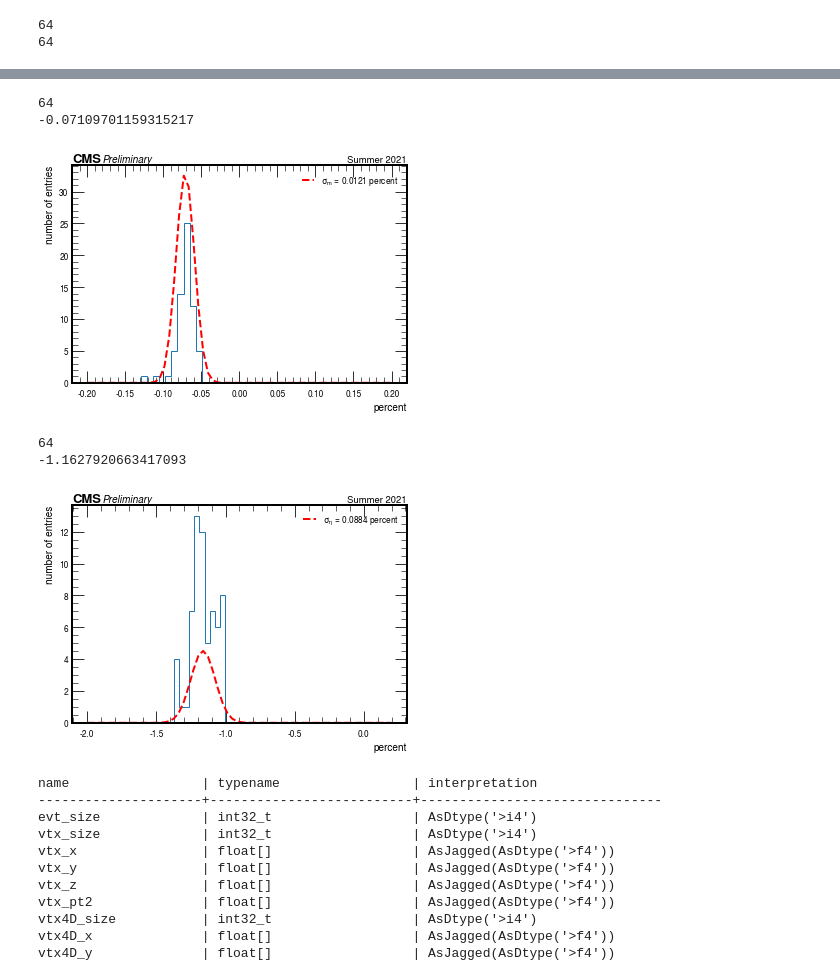
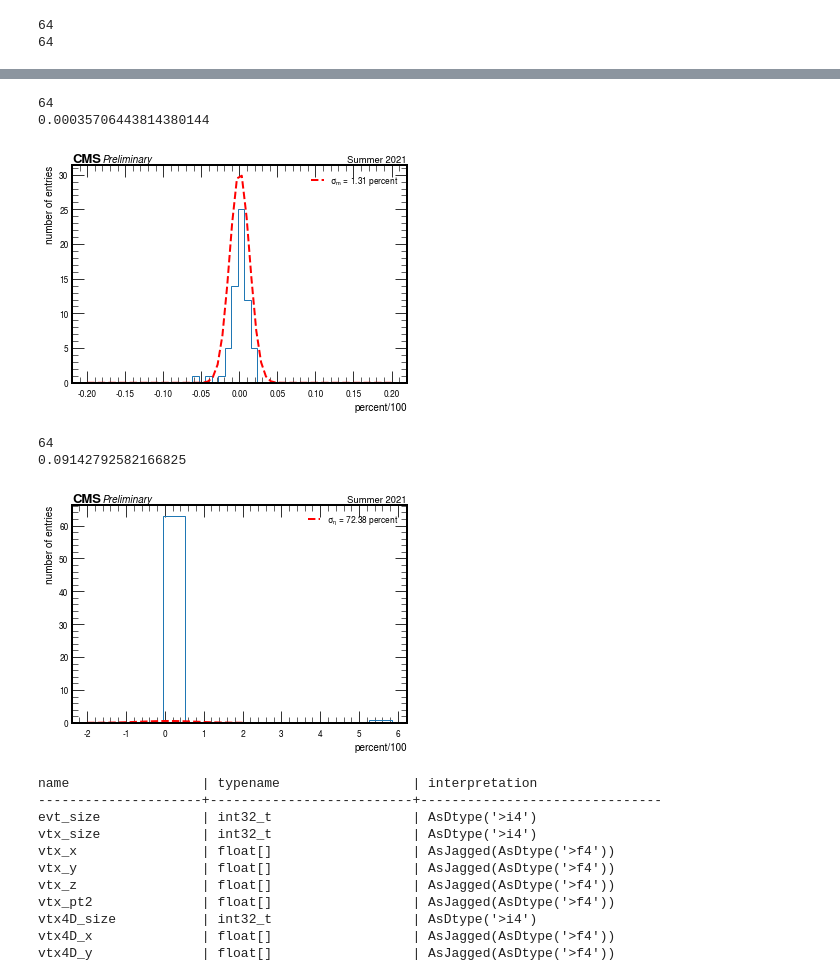
Before and after one commit to jloemker/SWAN, a Jupyter notebook: Analysis_Bg_Sig.ipynb, the cells around one changed output, grey strips where cells are left out. Drawn from its saved outputs; the diff is of its cells as text; code cells hidden in the pictures.

```diff
--- a/Analysis_Bg_Sig.ipynb
+++ b/Analysis_Bg_Sig.ipynb
@@ -115,7 +115,7 @@ for i in tqdm(range(N)):
     data['s_mu2_vz'].append(mu.pfcand_vz[mu2_idx])
     #calculate invariant mass from two muons:
     data['s_mll'].append((mu1+mu2).M())
-    data['s_yll'].append((mu1+mu2).Eta())
+    data['s_yll'].append((mu1+mu2).Rapidity())
     #add proton information
     xi1=pr.genproton_xi[pr1_idx]
     xi2=pr.genproton_xi[pr2_idx]
@@ -124,8 +124,8 @@ for i in tqdm(range(N)):
     data['s_pr2_xi'].append(xi2)
     data['s_pr2_vz'].append(pr.genproton_vz[pr2_idx])
     #calculate invariant mass from two muons:
-    data['s_mpp'].append(13000.*np.sqrt(xi1*xi2))
-    data['s_ypp'].append((-1/2)*np.log(xi1/xi2))
+    data['s_mpp'].append(14000.*np.sqrt(xi1*xi2))
+    data['s_ypp'].append((1/2)*np.log(xi1/xi2))
     #add primary vertex info
     vx=vertices[i]
     data['s_pr_vtx_pt2'].append(vx.vtx4D_pt2[0])
@@ -182,7 +182,7 @@ for i in tqdm(range(n)):
     data['b_mu2_vz'].append(mu.pfcand_vz[mu2_idx])
     #calculate invariant mass from two muons:
     data['b_mll'].append((mu1+mu2).M())
-    data['b_yll'].append((mu1+mu2).Eta())
+    data['b_yll'].append((mu1+mu2).Rapidity())
     #add proton information
     xi1=pr.genproton_xi[b_pr1_idx]
     xi2=pr.genproton_xi[b_pr2_idx]
@@ -194,8 +194,8 @@ for i in tqdm(range(n)):
     #print(xi1*xi2)
     #otherwise nan in sqrt
     #if ((xi1*xi2)<1e-11): continue
-    data['b_mpp'].append(13000.*np.sqrt(xi1*xi2))
-    data['b_ypp'].append((-1/2)*np.log(xi1/xi2))
+    data['b_mpp'].append(14000.*np.sqrt(xi1*xi2))
+    data['b_ypp'].append((1/2)*np.log(xi1/xi2))
     #add primary vertex info
     vx=vertices[i]
     data['b_pr_vtx_pt2'].append(vx.vtx4D_pt2[0])
@@ -234,36 +216,38 @@ Name: s_mll, Length: 64, dtype: float64
 # %%
 #You can plot mpp/mll-1 distribution, fit a gaussian and define a cut to be within the 2 sigma: |mpp-mll| < 2*sigma*mll
 #print(analysis['s_mpp'].values)
 #print(analysis['s_mll'].values)
 data = (analysis['s_mpp'].values/analysis['s_mll'].values)-1
 print(len(data))
 bins = np.linspace(-0.2,0.2,64)
 f, ax = plt.subplots()
 plt.hist(data, histtype='step')
 
 #fit to gaussian (to avoid bias from outliers restrict the fitted area):  = analysis['s_mpp']-analysis['s_mll'] <
 (mu_m, sigma_m) = stats.norm.fit(data)
 x=bins
 y=stats.norm.pdf(x, mu_m, sigma_m)
-ax.plot(x, y, 'r--', linewidth=2,label='$\sigma_{m}$ = %4.4f percent'%sigma_m)
+ax.plot(x, y, 'r--', linewidth=2,label='$\sigma_{m}$ = %2.2f percent'%(sigma_m*100))
 #print(2*sigma*analysis['s_mll'])
 
 hep.cms.label(llabel="Preliminary", rlabel="Summer 2021", ax=ax)
-ax.set(xlabel='percent', ylabel='number of entries')
+ax.set(xlabel='percent/100', ylabel='number of entries')
 
 print(mu_m)
 
 ax.legend()
-plt.savefig('Week4/fit_mass_ratio.png')
+plt.savefig('W5/fit_mass_ratio.png')
 # %% [output]
 64
--0.07109701159315217
+0.00035706443814380144
-[figure, old version]
+[figure, new version]
 # %%
 data = (analysis['s_ypp'].values/analysis['s_yll'].values) - 1
 
+#print(analysis['s_ypp'].values)
+#print(analysis['s_yll'].values)
 print(len(data))
-bins = np.linspace(-2,0.2,64)
+bins = np.linspace(-2,2,64)
 f, ax = plt.subplots()
 plt.hist(data, histtype='step')
 
@@ -271,20 +255,20 @@ plt.hist(data, histtype='step')
 (mu_y, sigma_y) = stats.norm.fit(data)
 x=bins
 y=stats.norm.pdf(x, mu_y, sigma_y)
-ax.plot(x, y, 'r--', linewidth=2,label='$\sigma_{\eta}$ = %4.4f percent'%sigma_y)
+ax.plot(x, y, 'r--', linewidth=2,label='$\sigma_{\eta}$ = %2.2f percent'%(sigma_y*100))
 #print(2*sigma*analysis['s_mll'])
 
 hep.cms.label(llabel="Preliminary", rlabel="Summer 2021", ax=ax)
-ax.set(xlabel='percent', ylabel='number of entries')
+ax.set(xlabel='percent/100', ylabel='number of entries')
 
 print(mu_y)
 
 ax.legend()
-plt.savefig('Week4/fit_eta_ratio.png')
+plt.savefig('W5/fit_eta_ratio.png')
 # %% [output]
 64
--1.1627920663417093
+0.09142792582166825
-[figure, old version]
+[figure, new version]
 # %%
 PATH='/eos/cms/store/user/jjhollar/CERNSummerStudentProject2021/'
 filename=PATH+'DYMuMu_PU200_NTUPLE_1_version3.root'
```
Also changed, not shown: parts of 23 cells of this notebook.
